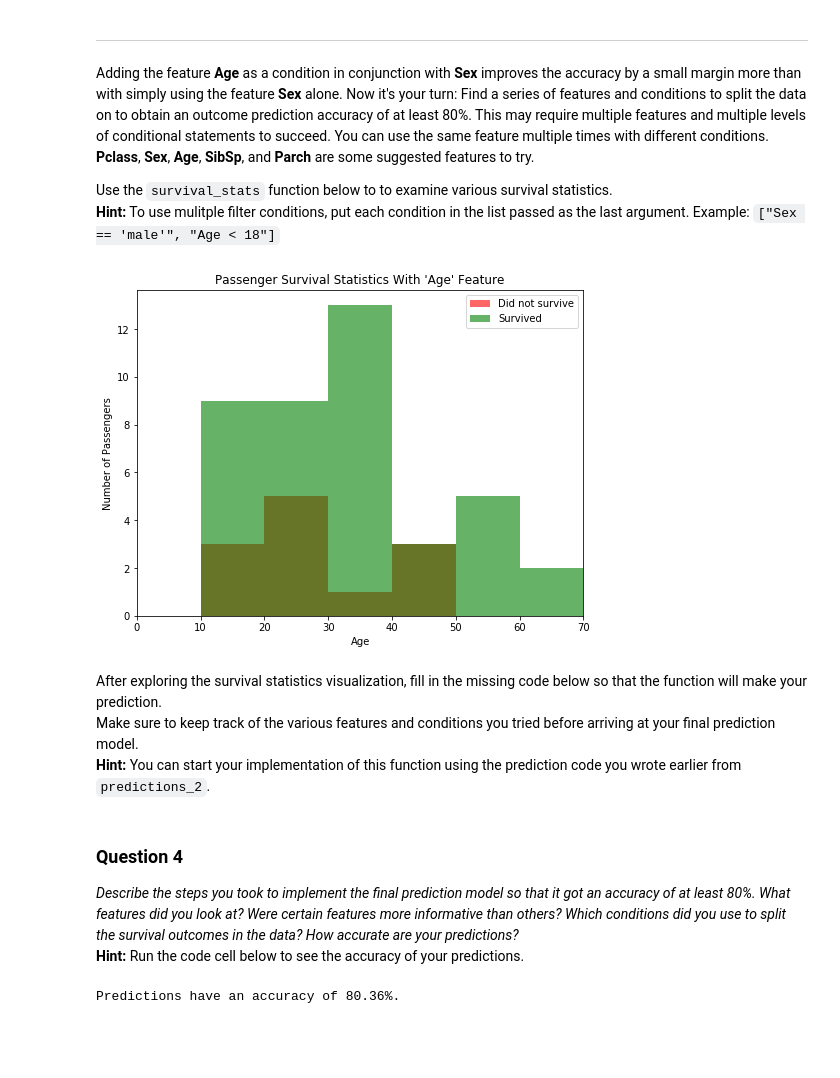
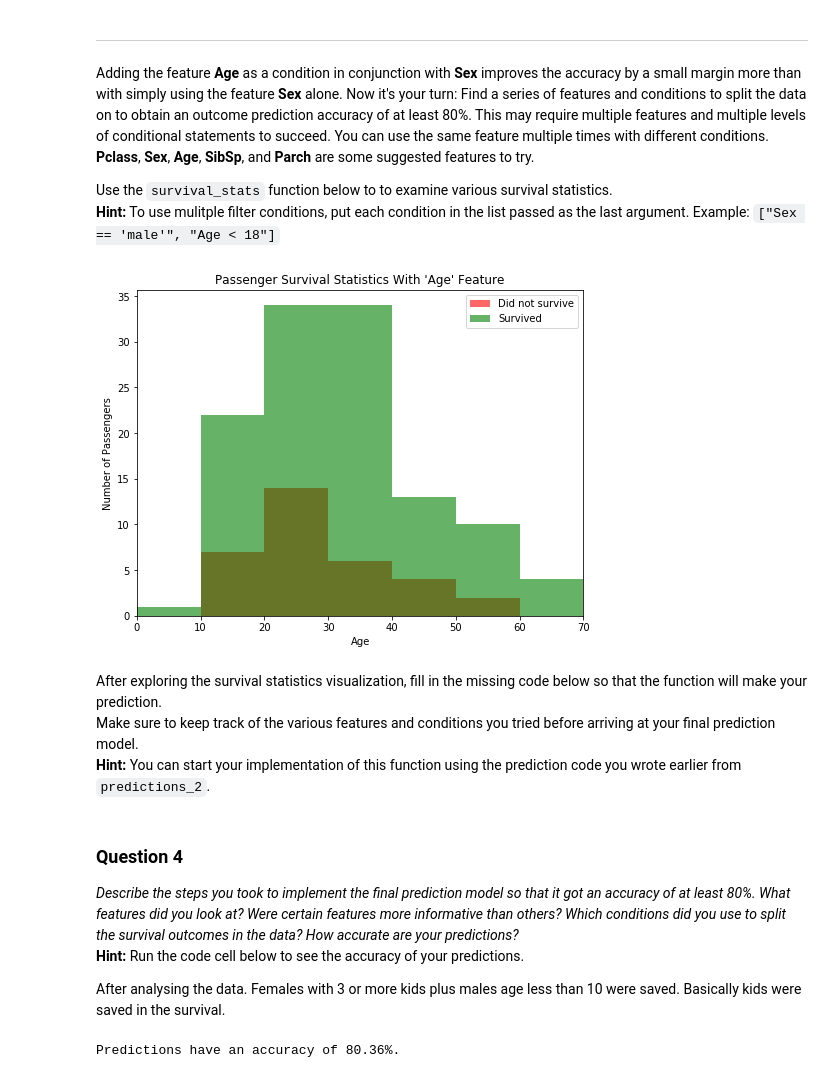
Before and after one commit to jagadish479/Machine-Learning-Projects, a Jupyter notebook: titanic_survival_exploration.ipynb, the cells around one changed output. Cells and saved outputs as stored; diff of their text form; code cells hidden in the pictures; blank space fills up the shorter version.

```diff
--- a/titanic_survival_exploration.ipynb
+++ b/titanic_survival_exploration.ipynb
@@ -209,9 +209,9 @@ Adding the feature **Age** as a condition in conjunction with **Sex** improves t
 Use the `survival_stats` function below to to examine various survival statistics.
 **Hint:** To use mulitple filter conditions, put each condition in the list passed as the last argument. Example: `["Sex == 'male'", "Age < 18"]`
 # %%
-vs.survival_stats(data, outcomes, 'Age',["Parch == 0", "Sex == 'female'","SibSp >= 1"])
+vs.survival_stats(data, outcomes, 'Age',["Parch == 0", "Sex == 'female'","SibSp < 3"])
 # %% [output]
-[figure, old version]
+[figure, new version]
 # %% [markdown]
 After exploring the survival statistics visualization, fill in the missing code below so that the function will make your prediction.
 Make sure to keep track of the various features and conditions you tried before arriving at your final prediction model.
@@ -238,6 +238,8 @@ predictions = predictions_3(data)
 ### Question 4
 *Describe the steps you took to implement the final prediction model so that it got an accuracy of at least 80%. What features did you look at? Were certain features more informative than others? Which conditions did you use to split the survival outcomes in the data? How accurate are your predictions?*
 **Hint:** Run the code cell below to see the accuracy of your predictions.
+
+After analysing the data. Females with 3 or more kids plus males age less than 10 were saved. Basically kids were saved in the survival.
 # %%
 print (accuracy_score(outcomes, predictions))
 # %% [output]
```
Also changed, not shown: parts of 4 cells of this notebook.
